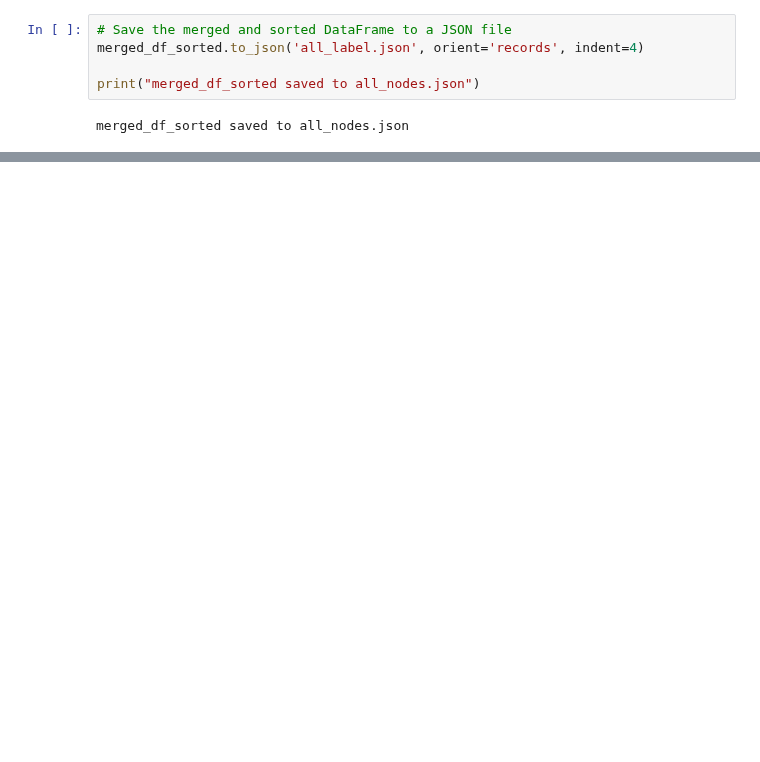
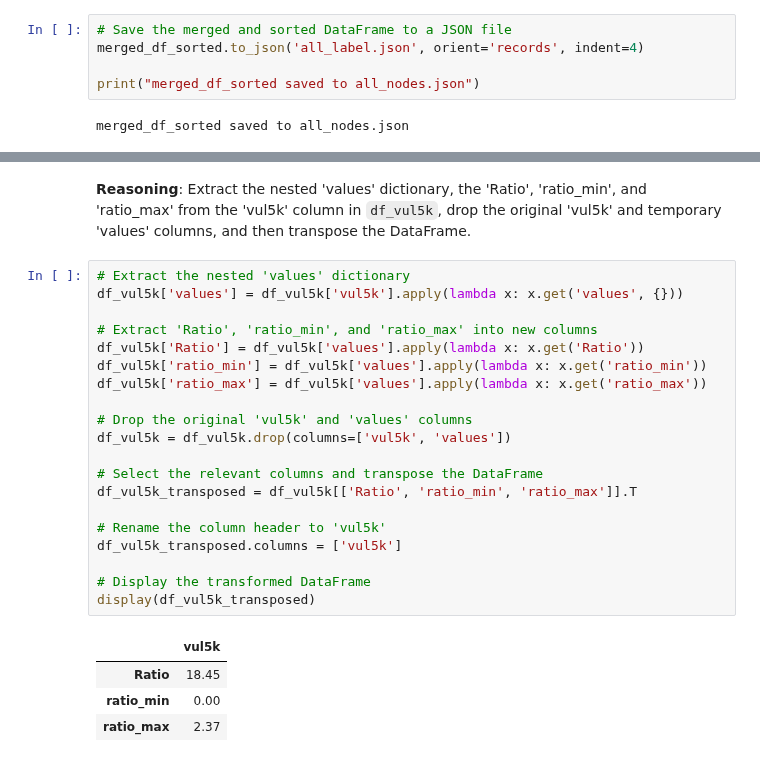
Before and after one commit to markajbell/BH, a Jupyter notebook: Stats_all.ipynb, the cells around one changed output, grey strips where cells are left out. Drawn from its saved outputs; the diff is of its cells as text; blank space fills up the shorter version.

```diff
--- a/Stats_all.ipynb
+++ b/Stats_all.ipynb
@@ -167,0 +258,28 @@ merged_df_sorted saved to all_nodes.json
+# %% [markdown]
+**Reasoning**:
+Extract the nested 'values' dictionary, the 'Ratio', 'ratio_min', and 'ratio_max' from the 'vul5k' column in `df_vul5k`, drop the original 'vul5k' and temporary 'values' columns, and then transpose the DataFrame.
+# %%
+# Extract the nested 'values' dictionary
+df_vul5k['values'] = df_vul5k['vul5k'].apply(lambda x: x.get('values', {}))
+
+# Extract 'Ratio', 'ratio_min', and 'ratio_max' into new columns
+df_vul5k['Ratio'] = df_vul5k['values'].apply(lambda x: x.get('Ratio'))
+df_vul5k['ratio_min'] = df_vul5k['values'].apply(lambda x: x.get('ratio_min'))
+df_vul5k['ratio_max'] = df_vul5k['values'].apply(lambda x: x.get('ratio_max'))
+
+# Drop the original 'vul5k' and 'values' columns
+df_vul5k = df_vul5k.drop(columns=['vul5k', 'values'])
+
+# Select the relevant columns and transpose the DataFrame
+df_vul5k_transposed = df_vul5k[['Ratio', 'ratio_min', 'ratio_max']].T
+
+# Rename the column header to 'vul5k'
+df_vul5k_transposed.columns = ['vul5k']
+
+# Display the transformed DataFrame
+display(df_vul5k_transposed)
+# %% [output]
+|  | vul5k |
+| Ratio | 18.45 |
+| ratio_min | 0.00 |
+| ratio_max | 2.37 |
```
Also changed, not shown: parts of 21 cells of this notebook.
